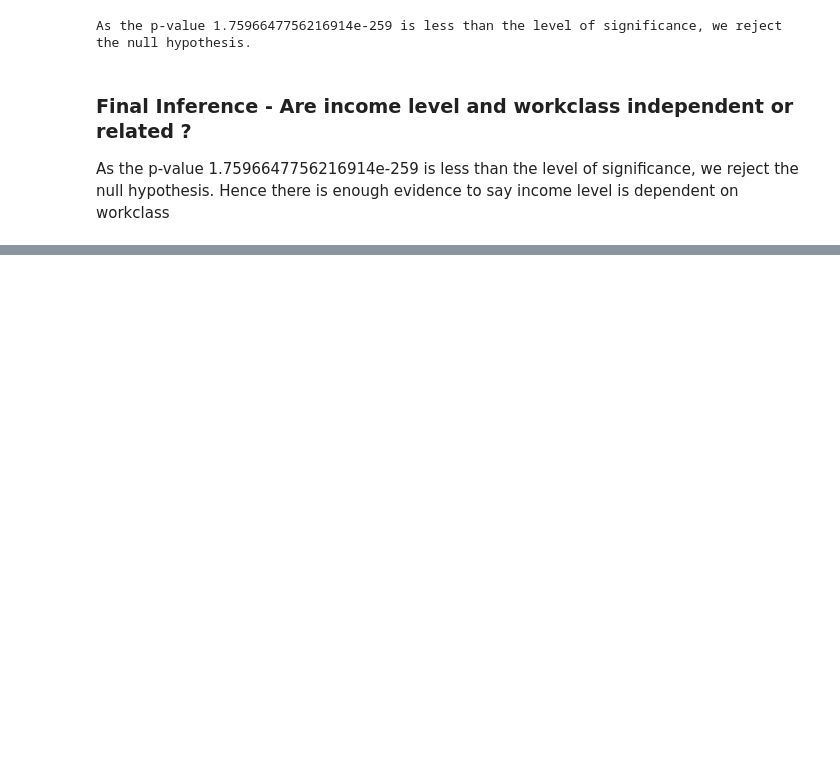
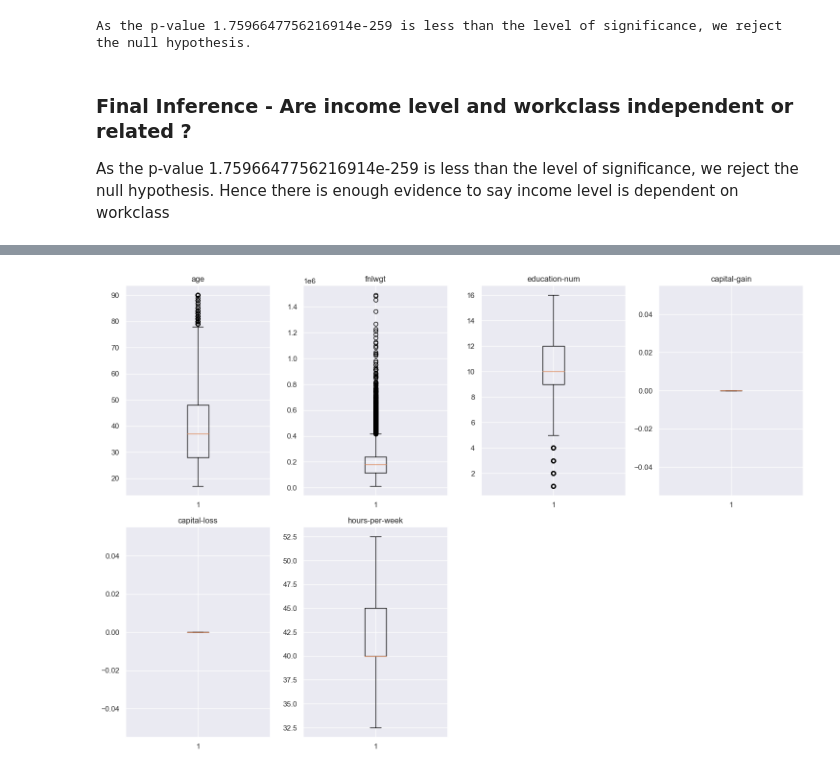
Before and after one commit to elinasafina23/ML_assignments_Team5, a Jupyter notebook: ml_assignment.ipynb, the cells around one changed output, grey strips where cells are left out. Cells and saved outputs as stored; diff of their text form; code cells hidden in the pictures; blank space fills up the shorter version.

```diff
--- a/ml_assignment.ipynb
+++ b/ml_assignment.ipynb
@@ -293,0 +370,20 @@ As the p-value 1.7596647756216914e-259 is less than the level of significance, w
+# %%
+treat_cols = [
+    "capital-gain",
+    "capital-loss",
+    "hours-per-week"
+]
+
+df_outlier_treated = treat_outliers_all(df, treat_cols)
+# %%
+plt.figure(figsize=(15, 15))
+
+for i, variable in enumerate(numeric_columns):
+    plt.subplot(3, 4, i + 1)
+    plt.boxplot(df_outlier_treated[variable], whis=1.5)
+    plt.tight_layout()
+    plt.title(variable)
+
+plt.show()
+# %% [output]
+[figure, added]
```
Also changed, not shown: parts of 13 cells of this notebook.
